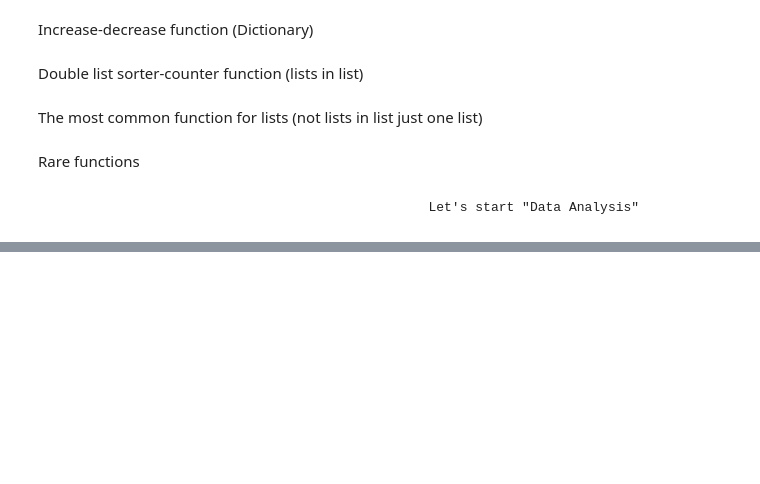
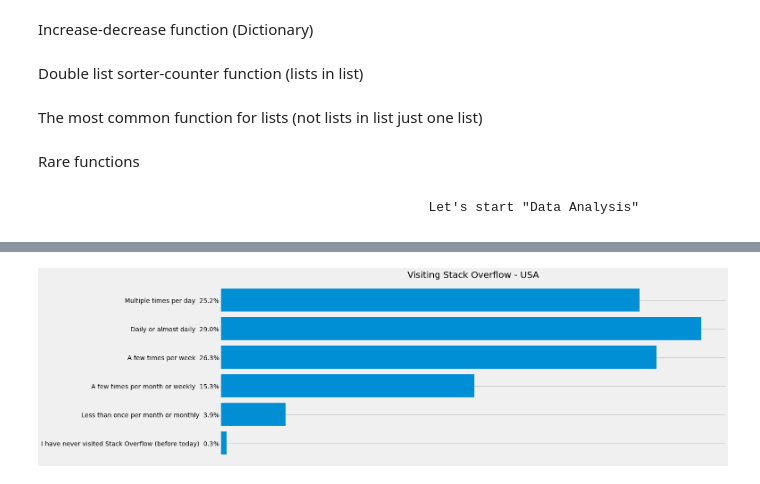
Before and after one commit to anri-Tvalabeishvili/Stackoverflow-Survey-Analysis, a Jupyter notebook: Community_Analyzed_Data.ipynb, the cells around one changed output, grey strips where cells are left out. Saved outputs shown, nothing was run; the diff lists cells and outputs as text; code cells hidden in the pictures; blank space fills up the shorter version.

```diff
--- a/Community_Analyzed_Data.ipynb
+++ b/Community_Analyzed_Data.ipynb
@@ -440,0 +461,19 @@ def after_stacking(full_info):
+# %%
+SOVisitFreq = data ["SOVisitFreq"]
+SOVisitFreq.dropna(inplace=True)
+
+new_SOVisitFreq = data[ (SOVisitFreq != 'nan') & (data["Country"] == "United States")]
+SOVisitFreq = new_SOVisitFreq["SOVisitFreq"]
+
+SOVisitFreq_Counted = Counter(SOVisitFreq)
+
+key_Phrases =  ['I have never visited Stack Overflow (before today)' , 'Less than once per month or monthly', 'A few times per month or weekly', "A few times per week", "Daily or almost daily", "Multiple times per day"]
+Quantity = []
+
+for i in key_Phrases:
+    Quantity.append(SOVisitFreq_Counted[i])
+
+
+Build_Barh_sizes( key_Phrases , Quantity, SOVisitFreq ,"fivethirtyeight", False , (18,7), "Visiting Stack Overflow - USA")   # Building a schedule
+# %% [output]
+[figure, added]
```
Also changed, not shown: parts of 27 cells of this notebook.
